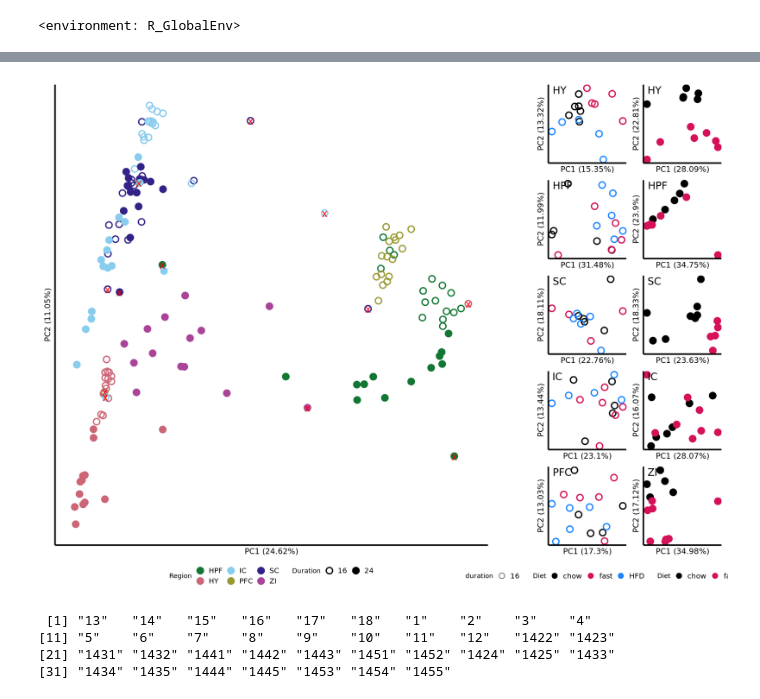
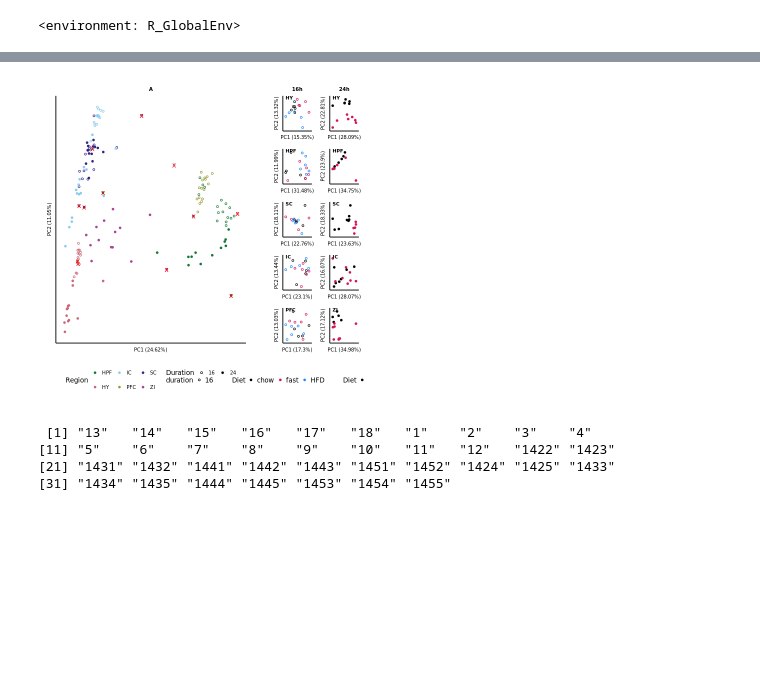
Before and after one commit to pvtodorov/dmb, a Jupyter notebook: 04_cleanup/02_make_plots.ipynb, the cells around one changed output, grey strips where cells are left out. Drawn from its saved outputs; the diff is of its cells as text; code cells hidden in the pictures; blank space fills up the shorter version.

```diff
--- a/04_cleanup/02_make_plots.ipynb
+++ b/04_cleanup/02_make_plots.ipynb
@@ -109,12 +112,20 @@ plot_list <- lapply(preprocessed_selections, function(selection) {
 list2env(setNames(plot_list, paste0("p", seq_along(plot_list))), envir = .GlobalEnv)
 # %% [output]
 <environment: R_GlobalEnv>
+# %%
+ p1 = p1 + ggtitle('16h') + theme(plot.title = element_text(size = 6, face = "bold", hjust = 0.5))
+p6 = p6 + ggtitle('24h') + theme(plot.title = element_text(size = 6, face = "bold", hjust = 0.5))
 # %%
 library(patchwork)
-options(repr.plot.width=4.5, repr.plot.height=12)
+options(repr.plot.width=2.1, repr.plot.height=5.8)
 # Combine plots into a patchwork
 combined_plot = (p1 / p2 / p3 / p4 / p5) | (p6 / p7 / p8 / p9 / p10)
 # Consolidate all legends into one and place it at the bottom
-combined_plot = combined_plot + plot_layout(guides = 'collect') & theme(legend.position = "bottom")
+combined_plot = combined_plot + plot_layout(guides = 'collect')  &
+  theme(legend.position = "bottom",  # Move legend to bottom
+        legend.text = element_text(size = 8),  # Resize legend text
+        legend.key.size = unit(0.5, "cm"),
+        legend.title = element_text(size = 8),)  # Resize legend keys
+combined_plot = combined_plot + ggtitle('B') + theme(plot.title = element_text(size = 6, face = "bold", hjust = 0.5))
 combined_plot
 # %% [output]
@@ -147,10 +158,10 @@ do_all_region_pca_plot = function(preprocessed_list, plot_title){
                      color = region,
                      shape = as.character(duration),
                      )) +
-      geom_point(size = 4, stroke=1.5) +  # Increase the point size and the outline thickness
+      geom_point(size = 0.8, stroke=0.5) +  # Increase the point size and the outline thickness
       color_manual +
       shape_manual +
-      geom_text(data = df[df$PCA_zregion_outlier == TRUE, ], aes(label = 'x'), size = 6, color = "red") +
+      geom_text(data = df[df$PCA_zregion_outlier == TRUE, ], aes(label = 'x'), size = 3, color = "red") +
       labs(
         x = paste0("PC1 (", round(var_explained[1], 2), "%)"),
         y = paste0("PC2 (", round(var_explained[2], 2), "%)"),
@@ -161,18 +172,21 @@ do_all_region_pca_plot = function(preprocessed_list, plot_title){
       theme(
         panel.grid.major = element_blank(),  # remove major gridlines
         panel.grid.minor = element_blank(),  # remove minor gridlines
-        axis.line = element_line(color = "black", size = 1.2),
+        axis.line = element_line(color = "black", size = 0.5),
         axis.ticks = element_blank(),
         axis.text = element_blank(), # remove minor gridlines# Make axes lines thicker and black
-        axis.title = element_text(size = 13),
-        legend.text = element_text(size = 12),
-        legend.position = "bottom"
+        axis.title = element_text(size = 6),
+        legend.text = element_text(size = 6),
+        legend.position = "bottom",
+        legend.spacing.x = unit(0.0000001, 'cm'),
+        legend.title = element_text(size = 8),
       )
     p
 }
 # %%
-options(repr.plot.width=7.5, repr.plot.height=12)
+options(repr.plot.width=3.4, repr.plot.height=5.8)
 p_all_regions = do_all_region_pca_plot(preprocessed_list, 'names_failing_all_region_pca_qc')
+p_all_regions = p_all_regions + ggtitle('A') + theme(plot.title = element_text(size = 6, face = "bold", hjust = 0.5))
 p_all_regions
 # %% [output]
 Warning message:
@@ -182,14 +196,18 @@ Warning message:
 # %%
-options(repr.plot.width=16, repr.plot.height=12)
+options(repr.plot.width=5.5, repr.plot.height=5.5)
 layout <- "
 AAAAAAAAAA#BBBB
 AAAAAAAAAA#BBBB
 AAAAAAAAAA#BBBB
 AAAAAAAAAA#BBBB
 AAAAAAAAAA#BBBB
 "
+
+p_all_regions = p_all_regions + ggtitle('A') + theme(plot.title = element_text(size = 6, face = "bold", hjust = 0.5))
+combined_plot = combined_plot + ggtitle('B') + theme(plot.title = element_text(size = 6, face = "bold", hjust = 0.5))
+
 p_all_pca = p_all_regions + combined_plot + plot_layout(design = layout)
 p_all_pca
 # %% [output]
-[figure, old version]
+[figure, new version]
 # %%
```
Also changed, not shown: parts of 6 cells of this notebook, 11 other files.
